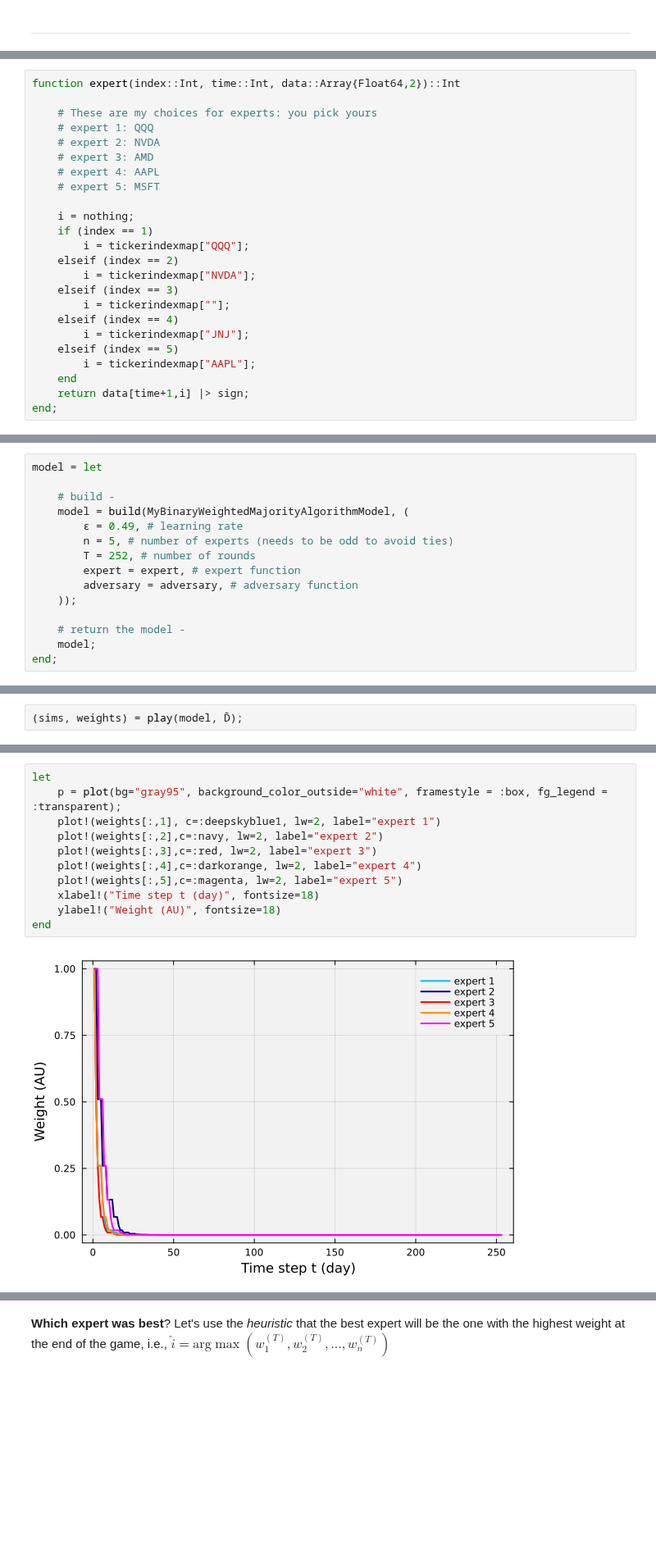
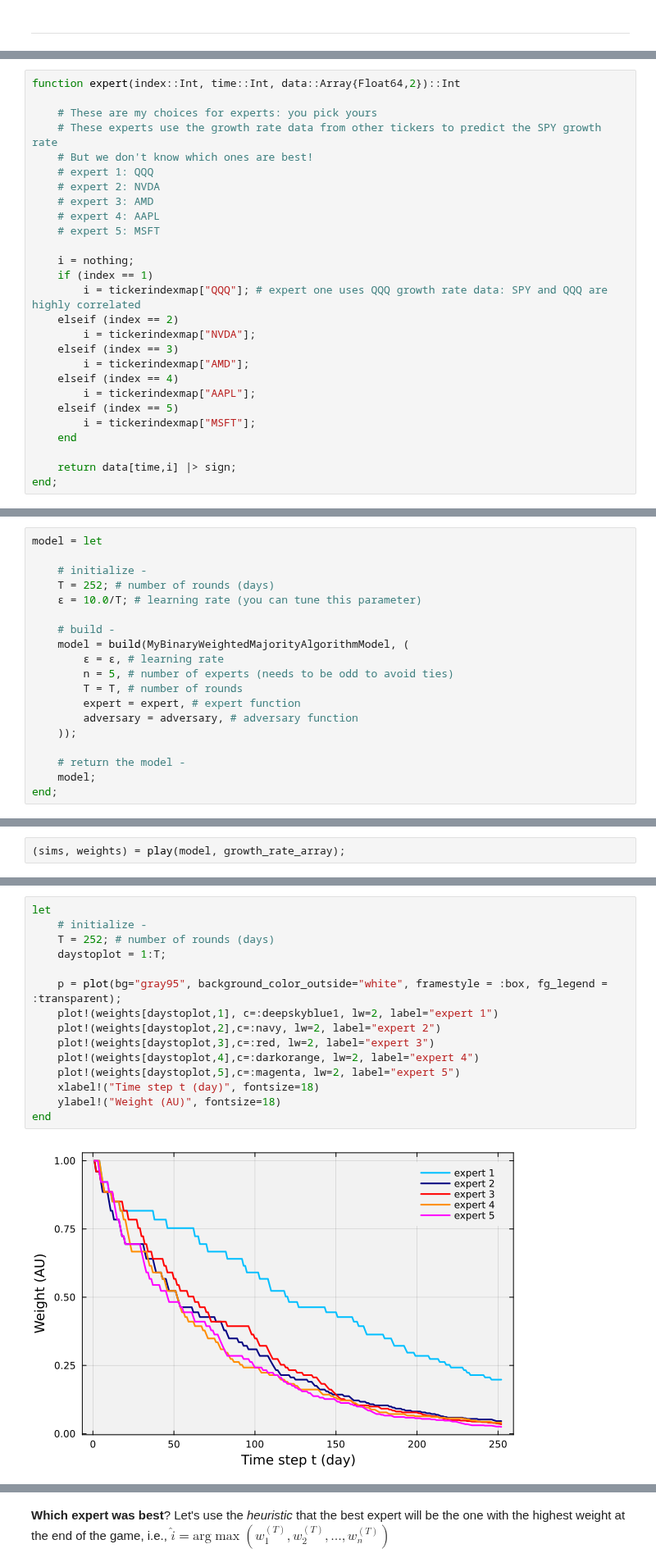
Before and after one commit to varnerlab/CHEME-5800-Labs-Fall-2025, a Jupyter notebook: labs/week-10/L10b/CHEME-5800-L10b-Solution-WeightedMajorityAlgorithm-Fall-25.ipynb, the cells around one changed output, grey strips where cells are left out. Shown at 82% size. Saved outputs shown, nothing was run; the diff lists cells and outputs as text; blank space fills up the shorter version.

```diff
--- a/labs/week-10/L10b/CHEME-5800-L10b-Solution-WeightedMajorityAlgorithm-Fall-25.ipynb
+++ b/labs/week-10/L10b/CHEME-5800-L10b-Solution-WeightedMajorityAlgorithm-Fall-25.ipynb
@@ -150,6 +168,8 @@ First, we'll define the `expert` and `adversary` functions.
 function expert(index::Int, time::Int, data::Array{Float64,2})::Int
 
     # These are my choices for experts: you pick yours
+    # These experts use the growth rate data from other tickers to predict the SPY growth rate
+    # But we don't know which ones are best!
     # expert 1: QQQ
     # expert 2: NVDA
     # expert 3: AMD
@@ -158,16 +178,17 @@ function expert(index::Int, time::Int, data::Array{Float64,2})::Int
 
     i = nothing;
     if (index == 1)
-        i = tickerindexmap["QQQ"];
+        i = tickerindexmap["QQQ"]; # expert one uses QQQ growth rate data: SPY and QQQ are highly correlated
     elseif (index == 2)
         i = tickerindexmap["NVDA"];
     elseif (index == 3)
-        i = tickerindexmap[""];
+        i = tickerindexmap["AMD"];
     elseif (index == 4)
-        i = tickerindexmap["JNJ"];
+        i = tickerindexmap["AAPL"];
     elseif (index == 5)
-        i = tickerindexmap["AAPL"];
+        i = tickerindexmap["MSFT"];
     end
-    return data[time+1,i] |> sign;
+
+    return data[time,i] |> sign;
 end;
 # %% [markdown]
@@ -184,11 +210,15 @@ Next, we'll build [a `model::MyBinaryWeightedMajorityAlgorithmModel` instance](s
 # %%
 model = let
 
+    # initialize -
+    T = 252; # number of rounds (days)
+    ϵ = 10.0/T; # learning rate (you can tune this parameter)
+
     # build -
     model = build(MyBinaryWeightedMajorityAlgorithmModel, (
-        ϵ = 0.49, # learning rate
+        ϵ = ϵ, # learning rate
         n = 5, # number of experts (needs to be odd to avoid ties)
-        T = 252, # number of rounds
+        T = T, # number of rounds
         expert = expert, # expert function
         adversary = adversary, # adversary function
     ));
@@ -203,2 +235,2 @@ Finally, we call [the `play(...)` method](src/Online.jl) to run the simulation.
 # %%
-(sims, weights) = play(model, D̄);
+(sims, weights) = play(model, growth_rate_array);
@@ -231,13 +294,17 @@ findall(x-> x == 0, sims[:,end]) |> i-> length(i)/252
 # %%
 let
+    # initialize -
+    T = 252; # number of rounds (days)
+    daystoplot = 1:T;
+
     p = plot(bg="gray95", background_color_outside="white", framestyle = :box, fg_legend = :transparent);
-    plot!(weights[:,1], c=:deepskyblue1, lw=2, label="expert 1")
-    plot!(weights[:,2],c=:navy, lw=2, label="expert 2")
-    plot!(weights[:,3],c=:red, lw=2, label="expert 3")
-    plot!(weights[:,4],c=:darkorange, lw=2, label="expert 4")
-    plot!(weights[:,5],c=:magenta, lw=2, label="expert 5")
+    plot!(weights[daystoplot,1], c=:deepskyblue1, lw=2, label="expert 1")
+    plot!(weights[daystoplot,2],c=:navy, lw=2, label="expert 2")
+    plot!(weights[daystoplot,3],c=:red, lw=2, label="expert 3")
+    plot!(weights[daystoplot,4],c=:darkorange, lw=2, label="expert 4")
+    plot!(weights[daystoplot,5],c=:magenta, lw=2, label="expert 5")
     xlabel!("Time step t (day)", fontsize=18)
     ylabel!("Weight (AU)", fontsize=18)
 end
 # %% [output]
-[figure, old version]
+[figure, new version]
```
Also changed, not shown: parts of 31 cells of this notebook, 3 other files.
